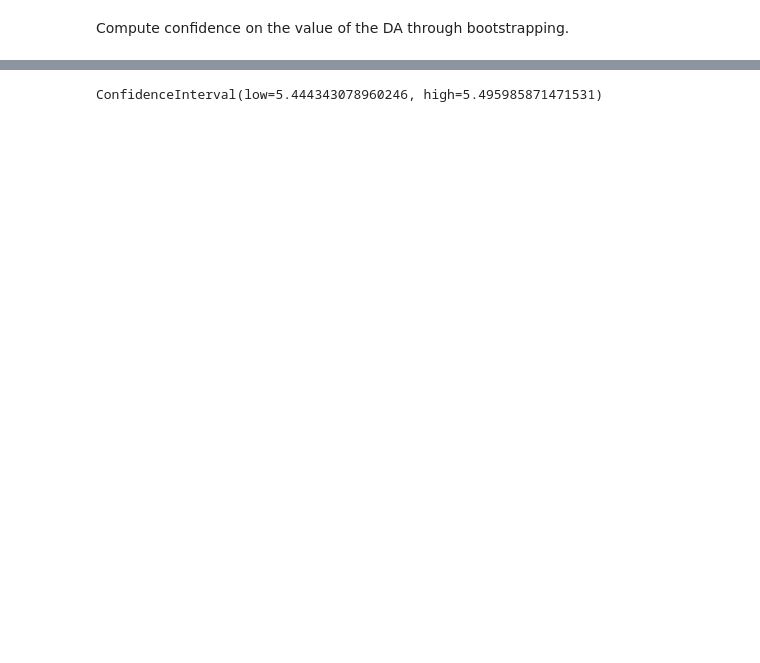
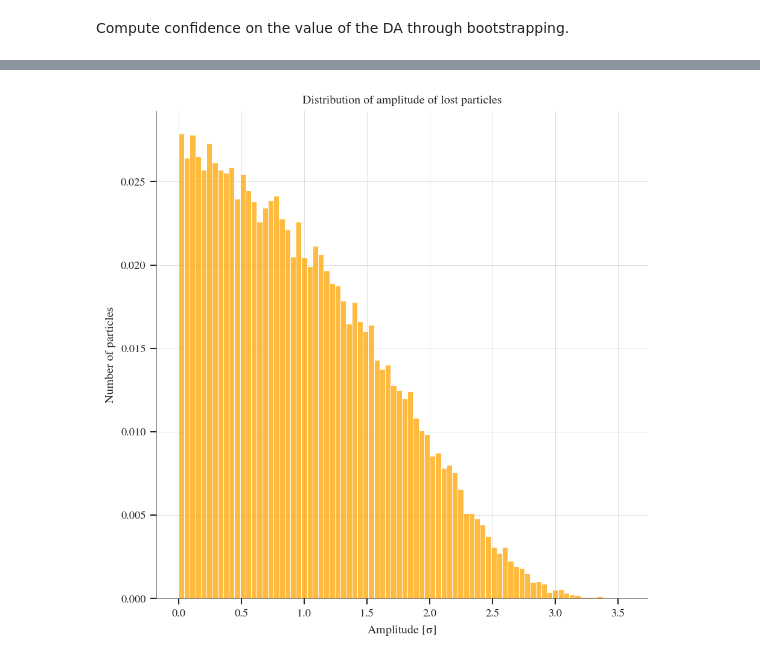
Before and after one commit to ColasDroin/DA_IPAC_2024, a Jupyter notebook: studies/analysis/analysis_convergence_DA.ipynb, the cells around one changed output, grey strips where cells are left out. Drawn from its saved outputs; the diff is of its cells as text; code cells hidden in the pictures; blank space fills up the shorter version.

```diff
--- a/studies/analysis/analysis_convergence_DA.ipynb
+++ b/studies/analysis/analysis_convergence_DA.ipynb
@@ -534,4 +555,13 @@ plt.grid()
-# %%
-print(res.confidence_interval)
-# %% [output]
-ConfidenceInterval(low=5.444343078960246, high=5.495985871471531)
+# %%
+# Center and normalize the data
+df_sim_lost['normalized_amplitude'] = (df_sim_lost['amplitude'].max()-df_sim_lost['amplitude'])
+# %%
+# Plot distribution of amplitude of lost particles
+fig, ax = plt.subplots(1, 1, figsize=(7, 7))
+sns.histplot(data=df_sim_lost, x="normalized_amplitude", bins=80, ax=ax, color='orange', stat = 'probability')
+ax.set_xlabel(r"Amplitude [$\sigma$]")
+ax.set_ylabel("Number of particles")
+ax.set_title("Distribution of amplitude of lost particles")
+plt.grid()
+# %% [output]
+[figure, added]
```
Also changed, not shown: parts of 16 cells of this notebook, 1 other file.
